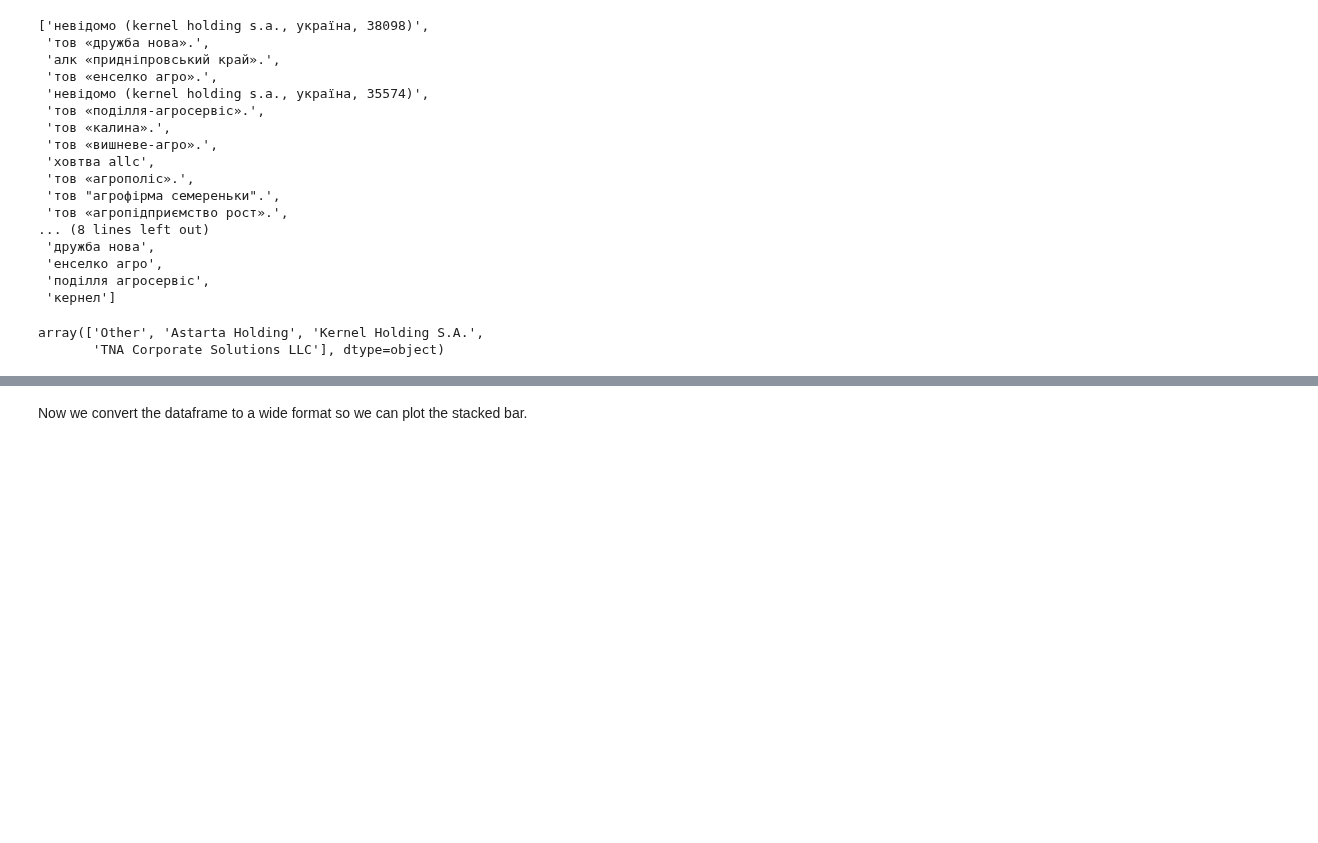
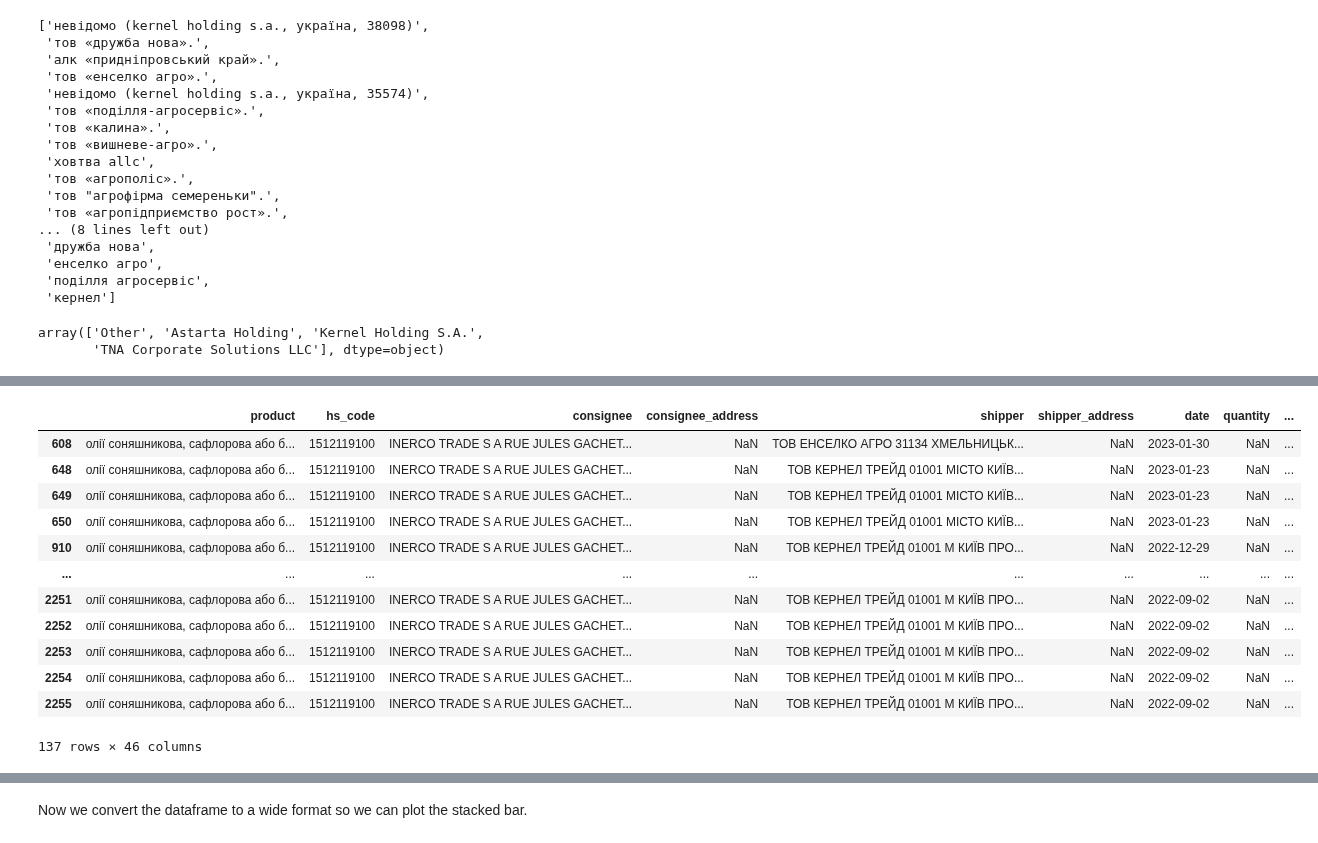
Before and after one commit to uchicago-dsi/oakland-institute-ukraine, a Jupyter notebook: notebooks/exports_oct22.ipynb, the cells around one changed output, grey strips where cells are left out. Drawn from its saved outputs; the diff is of its cells as text; code cells hidden in the pictures; blank space fills up the shorter version.

Commit message:
Added cells to notebook to see if certain company names matched between IG and Land Matrix

```diff
--- a/notebooks/exports_oct22.ipynb
+++ b/notebooks/exports_oct22.ipynb
@@ -338,0 +341,12 @@ array(['Other', 'Astarta Holding', 'Kernel Holding S.A.',
+# %%
+
+print("Kernel subsidiaries (Land Matrix):\n", subsidiaries_c["Kernel Holding S.A."])
+tempo = ig_c.copy()
+tempo["kernel_bool"] = tempo["shipper_low"].isin(["кернел"])
+tempo[tempo["kernel_bool"] == True]
+tempo[tempo["company_std"] == "Kernel Holding S.A."]
+# tempo["company_std"].unique()
+
+
+# Assuming you have a DataFrame called 'deals_c'
+deals_c.loc[deals_c["Top parent companies"].str.contains("Kernel"), ["Top parent companies"]]
@@ -338,0 +373,16 @@ array(['Other', 'Astarta Holding', 'Kernel Holding S.A.',
+# %%
+tempo[tempo["company_std"] == "Kernel Holding S.A."]
+# %% [output]
+|  | product | hs_code | consignee | consignee_address | shipper | shipper_address | date | quantity | ... |
+| 608 | олії соняшникова, сафлорова або б... | 1512119100 | INERCO TRADE S A RUE JULES GACHET... | NaN | ТОВ ЕНСЕЛКО АГРО 31134 ХМЕЛЬНИЦЬК... | NaN | 2023-01-30 | NaN | ... |
+| 648 | олії соняшникова, сафлорова або б... | 1512119100 | INERCO TRADE S A RUE JULES GACHET... | NaN | ТОВ КЕРНЕЛ ТРЕЙД 01001 МІСТО КИЇВ... | NaN | 2023-01-23 | NaN | ... |
+| 649 | олії соняшникова, сафлорова або б... | 1512119100 | INERCO TRADE S A RUE JULES GACHET... | NaN | ТОВ КЕРНЕЛ ТРЕЙД 01001 МІСТО КИЇВ... | NaN | 2023-01-23 | NaN | ... |
+| 650 | олії соняшникова, сафлорова або б... | 1512119100 | INERCO TRADE S A RUE JULES GACHET... | NaN | ТОВ КЕРНЕЛ ТРЕЙД 01001 МІСТО КИЇВ... | NaN | 2023-01-23 | NaN | ... |
+| 910 | олії соняшникова, сафлорова або б... | 1512119100 | INERCO TRADE S A RUE JULES GACHET... | NaN | ТОВ КЕРНЕЛ ТРЕЙД 01001 М КИЇВ ПРО... | NaN | 2022-12-29 | NaN | ... |
+| ... | ... | ... | ... | ... | ... | ... | ... | ... | ... |
+| 2251 | олії соняшникова, сафлорова або б... | 1512119100 | INERCO TRADE S A RUE JULES GACHET... | NaN | ТОВ КЕРНЕЛ ТРЕЙД 01001 М КИЇВ ПРО... | NaN | 2022-09-02 | NaN | ... |
+| 2252 | олії соняшникова, сафлорова або б... | 1512119100 | INERCO TRADE S A RUE JULES GACHET... | NaN | ТОВ КЕРНЕЛ ТРЕЙД 01001 М КИЇВ ПРО... | NaN | 2022-09-02 | NaN | ... |
+| 2253 | олії соняшникова, сафлорова або б... | 1512119100 | INERCO TRADE S A RUE JULES GACHET... | NaN | ТОВ КЕРНЕЛ ТРЕЙД 01001 М КИЇВ ПРО... | NaN | 2022-09-02 | NaN | ... |
+| 2254 | олії соняшникова, сафлорова або б... | 1512119100 | INERCO TRADE S A RUE JULES GACHET... | NaN | ТОВ КЕРНЕЛ ТРЕЙД 01001 М КИЇВ ПРО... | NaN | 2022-09-02 | NaN | ... |
+| 2255 | олії соняшникова, сафлорова або б... | 1512119100 | INERCO TRADE S A RUE JULES GACHET... | NaN | ТОВ КЕРНЕЛ ТРЕЙД 01001 М КИЇВ ПРО... | NaN | 2022-09-02 | NaN | ... |
+137 rows × 46 columns
```
Also changed, not shown: parts of 10 cells of this notebook.
